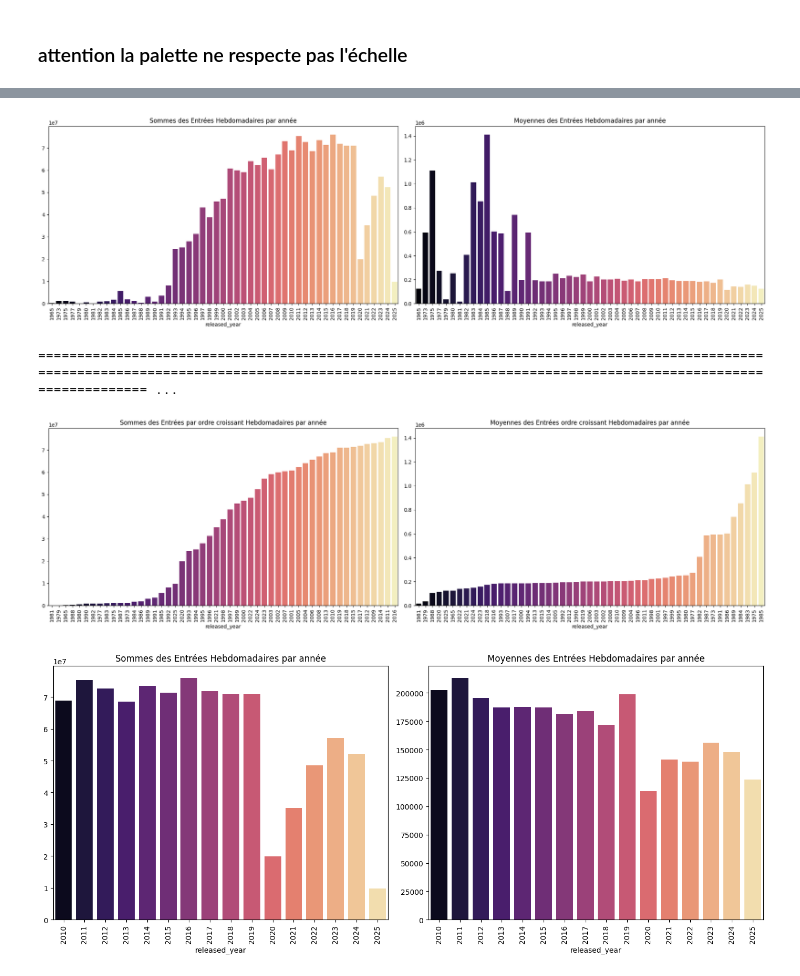
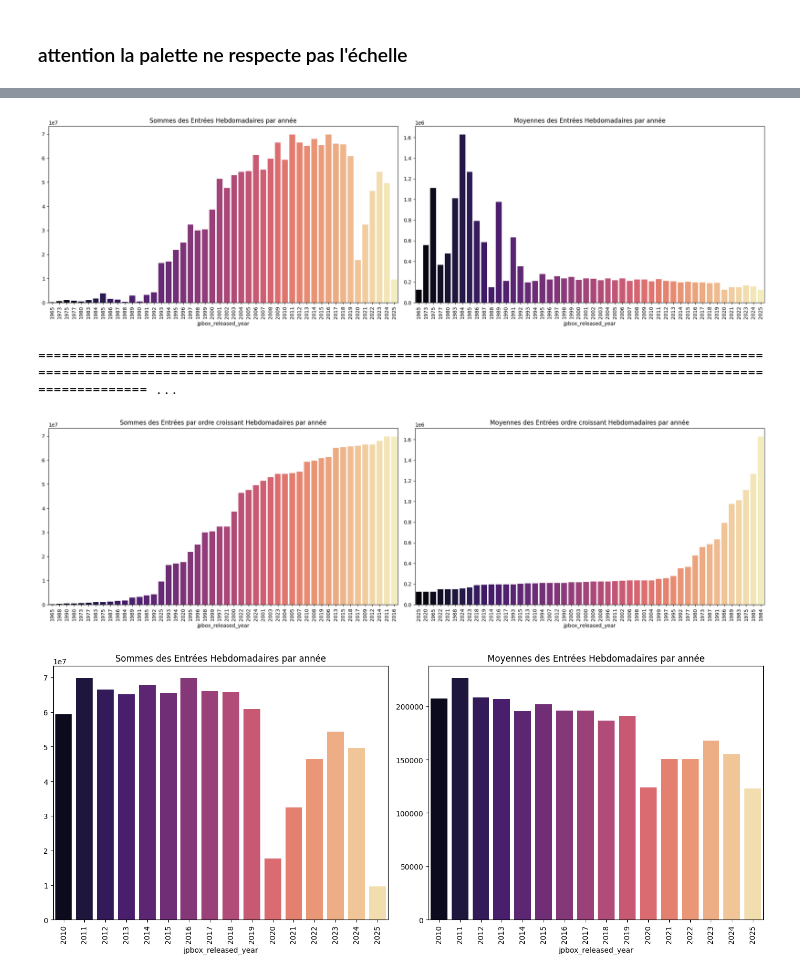
Before and after one commit to haceneZERROUK/MLrecap_scraping, a Jupyter notebook: jpbox_movies/eda.ipynb, the cells around one changed output, grey strips where cells are left out. Drawn from its saved outputs; the diff is of its cells as text; code cells hidden in the pictures.

```diff
--- a/jpbox_movies/eda.ipynb
+++ b/jpbox_movies/eda.ipynb
@@ -128 +219,7 @@ Index(['url_movie', 'fr_title', 'original_title', 'country', 'category',
       dtype='object')
+# %%
+df_join['casting_first'] = df_join['allocine_casting'].map(lambda x: x[0] if len(x) > 0 else 'no information')
+df_join['allocine_writer_first'] = df_join['allocine_writer'].map(lambda x: x[0] if len(x) > 0 else 'no information')
+df_join['allocine_societies_first'] = df_join['allocine_societies'].map(lambda x: x[0] if len(x) > 0 else 'no information')
+df_join['allocine_soundtrack_first'] = df_join['allocine_soundtrack'].map(lambda x: x[0] if len(x) > 0 else 'no information')
+df_join
@@ -295,50 +409,50 @@ Name: PEGI, dtype: int64
 # %%
-df_we_years_sum = df.groupby('released_year')['weekly_entrances'].sum()
-df_we_years_mean = df.groupby('released_year')['weekly_entrances'].mean()
+df_we_years_sum = df_join.groupby('jpbox_released_year')['jpbox_weekly_entrances'].sum()
+df_we_years_mean = df_join.groupby('jpbox_released_year')['jpbox_weekly_entrances'].mean()
 
 fig, axes = plt.subplots(1, 2, figsize=(20, 6))
 
 sns.barplot(x=df_we_years_sum.index, y=df_we_years_sum.values, palette='magma', ax=axes[0])
 axes[0].set_title('Sommes des Entrées Hebdomadaires par année')
 axes[0].set_xticklabels(df_we_years_sum.index, rotation=90)
 
 
 sns.barplot(x=df_we_years_mean.index, y=df_we_years_mean.values, palette='magma', ax=axes[1])
 axes[1].set_title('Moyennes des Entrées Hebdomadaires par année')
 axes[1].set_xticklabels(df_we_years_mean.index, rotation=90)
 plt.tight_layout()
 plt.show()
 
-df_we_years_sum_ORDER = df.groupby('released_year')['weekly_entrances'].sum().sort_values()
-df_we_years_mean_ORDER = df.groupby('released_year')['weekly_entrances'].mean().sort_values()
+df_we_years_sum_ORDER = df_join.groupby('jpbox_released_year')['jpbox_weekly_entrances'].sum().sort_values()
+df_we_years_mean_ORDER = df_join.groupby('jpbox_released_year')['jpbox_weekly_entrances'].mean().sort_values()
 
 fig, axes = plt.subplots(1, 2, figsize=(20, 6))
 
 sns.barplot(x=df_we_years_sum_ORDER.index, y=df_we_years_sum_ORDER.values, palette='magma', ax=axes[0])
 axes[0].set_title('Sommes des Entrées par ordre croissant Hebdomadaires par année')
 axes[0].set_xticklabels(df_we_years_sum_ORDER.index, rotation=90)
 
 
 print('='*550)
 
 sns.barplot(x=df_we_years_mean_ORDER.index, y=df_we_years_mean_ORDER.values, palette='magma', ax=axes[1])
 axes[1].set_title('Moyennes des Entrées ordre croissant Hebdomadaires par année')
 axes[1].set_xticklabels(df_we_years_mean_ORDER.index, rotation=90)
 plt.tight_layout()
 plt.show()
 # %% [output]
-[figure, old version]
+[figure, new version]
 ======================================================================================================================================================================================================== ...
-[figure, old version]
+[figure, new version]
 # %%
 
 #AFFLUENCE PAR ANNEE À PARTIR DE 2010
 
-df_year_2010 = df[['released_year','weekly_entrances']][pd.to_numeric(df['released_year']) > 2009]
+df_year_2010 = df_join[['jpbox_released_year','jpbox_weekly_entrances']][pd.to_numeric(df_join['jpbox_released_year']) > 2009]
 # df_year_2010
 
-df_we_years_sum = df_year_2010.groupby('released_year')['weekly_entrances'].sum()
-df_we_years_mean = df_year_2010.groupby('released_year')['weekly_entrances'].mean()
+df_we_years_sum = df_year_2010.groupby('jpbox_released_year')['jpbox_weekly_entrances'].sum()
+df_we_years_mean = df_year_2010.groupby('jpbox_released_year')['jpbox_weekly_entrances'].mean()
 
 fig, axes = plt.subplots(1, 2, figsize=(14, 6))
 
@@ -353,4 +467,4 @@ axes[1].set_xticklabels(df_we_years_mean.index, rotation=90)
 plt.tight_layout()
 plt.show()
 # %% [output]
-[figure, old version]
+[figure, new version]
```
Also changed, not shown: parts of 26 cells of this notebook, 2 other files.
